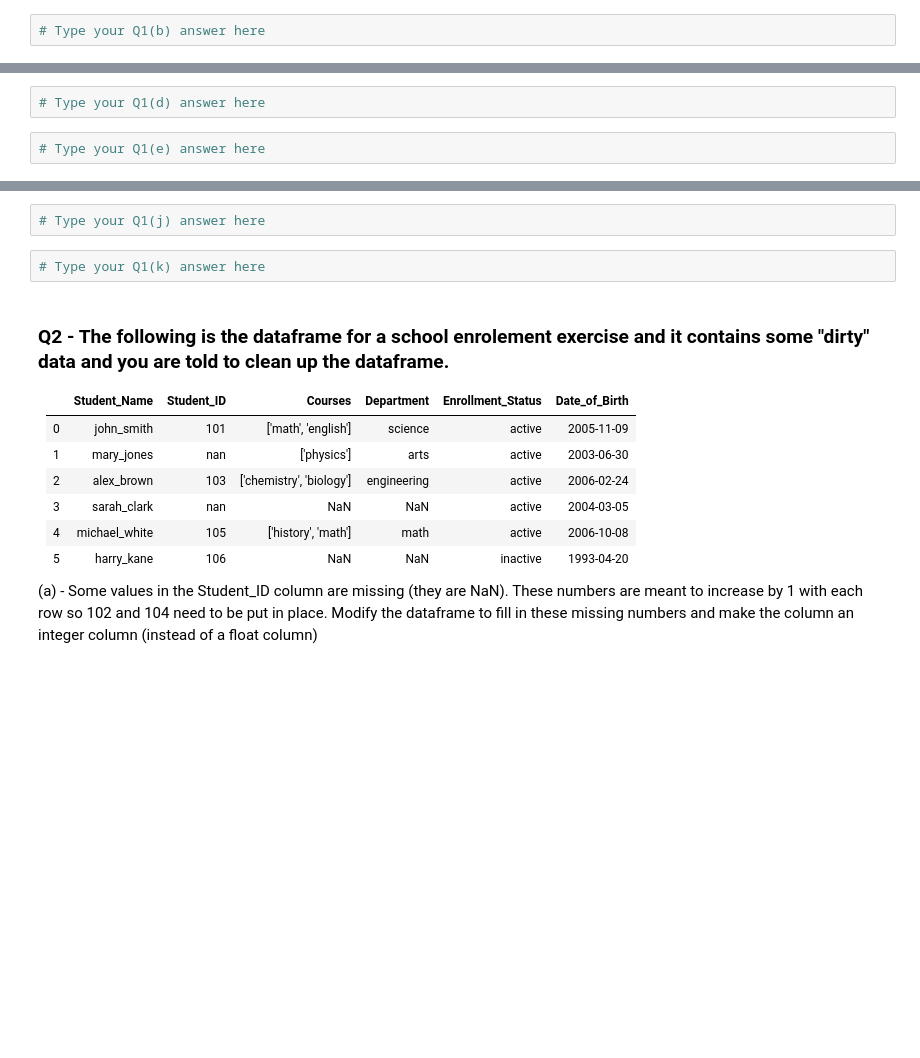
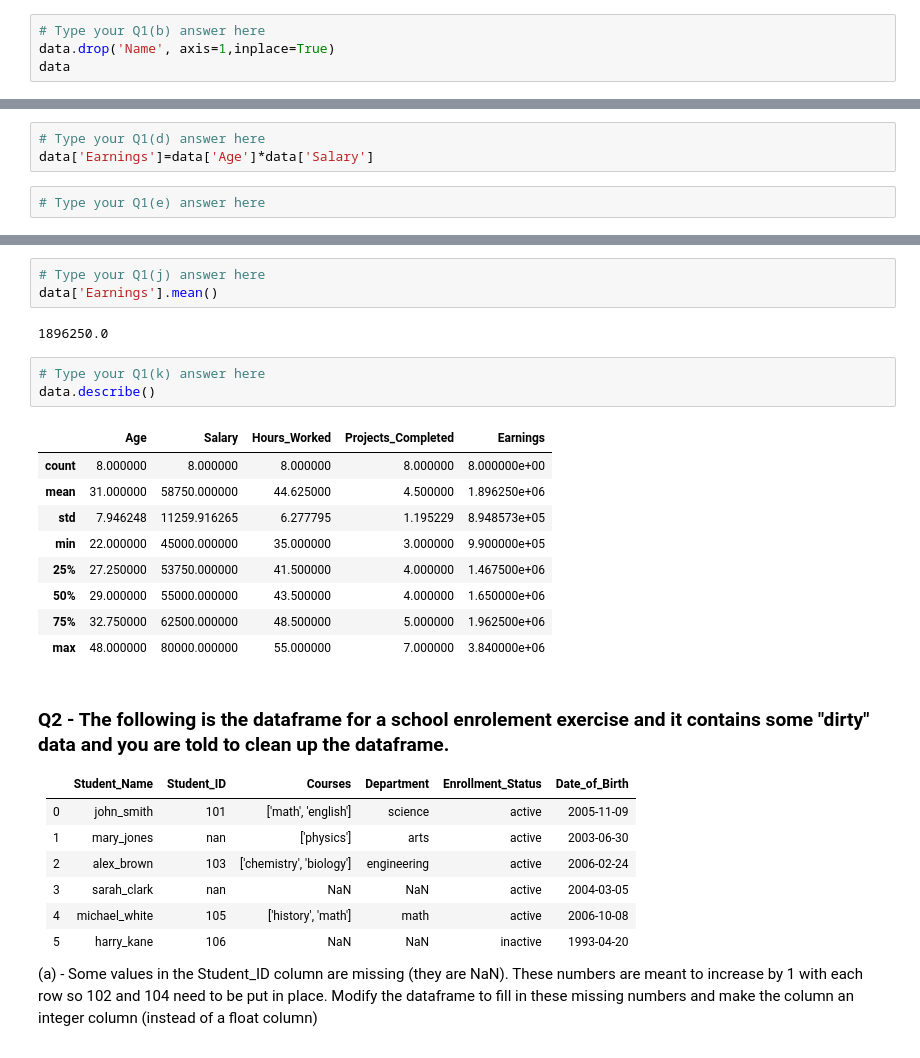
Before and after one commit to wongwenbing/Y2S2, a Jupyter notebook: Programming for Data Science/PDS Test 1 Revision/Lab_06_StudentCopy.ipynb, the cells around one changed output, grey strips where cells are left out. Drawn from its saved outputs; the diff is of its cells as text; blank space fills up the shorter version.

```diff
--- a/Programming for Data Science/PDS Test 1 Revision/Lab_06_StudentCopy.ipynb
+++ b/Programming for Data Science/PDS Test 1 Revision/Lab_06_StudentCopy.ipynb
@@ -79,2 +82,4 @@ data=pd.DataFrame(data)
 # %%
 # Type your Q1(b) answer here
+data.drop('Name', axis=1,inplace=True)
+data
@@ -81,5 +96,6 @@ data=pd.DataFrame(data)
 # %%
 # Type your Q1(d) answer here
+data['Earnings']=data['Age']*data['Salary']
 # %%
 # Type your Q1(e) answer here
 # %%
@@ -93,7 +136,21 @@ data=pd.DataFrame(data)
 # %%
 # Type your Q1(j) answer here
+data['Earnings'].mean()
+# %% [output]
+1896250.0
 # %%
 # Type your Q1(k) answer here
+data.describe()
+# %% [output]
+|  | Age | Salary | Hours_Worked | Projects_Completed | Earnings |
+| count | 8.000000 | 8.000000 | 8.000000 | 8.000000 | 8.000000e+00 |
+| mean | 31.000000 | 58750.000000 | 44.625000 | 4.500000 | 1.896250e+06 |
+| std | 7.946248 | 11259.916265 | 6.277795 | 1.195229 | 8.948573e+05 |
+| min | 22.000000 | 45000.000000 | 35.000000 | 3.000000 | 9.900000e+05 |
+| 25% | 27.250000 | 53750.000000 | 41.500000 | 4.000000 | 1.467500e+06 |
+| 50% | 29.000000 | 55000.000000 | 43.500000 | 4.000000 | 1.650000e+06 |
+| 75% | 32.750000 | 62500.000000 | 48.500000 | 5.000000 | 1.962500e+06 |
+| max | 48.000000 | 80000.000000 | 55.000000 | 7.000000 | 3.840000e+06 |
 # %% [markdown]
 ### Q2 - The following is the dataframe for a school enrolement exercise and it contains some "dirty" data and you are told to clean up the dataframe.
 
```
Also changed, not shown: parts of 29 cells of this notebook, 2 other files.
